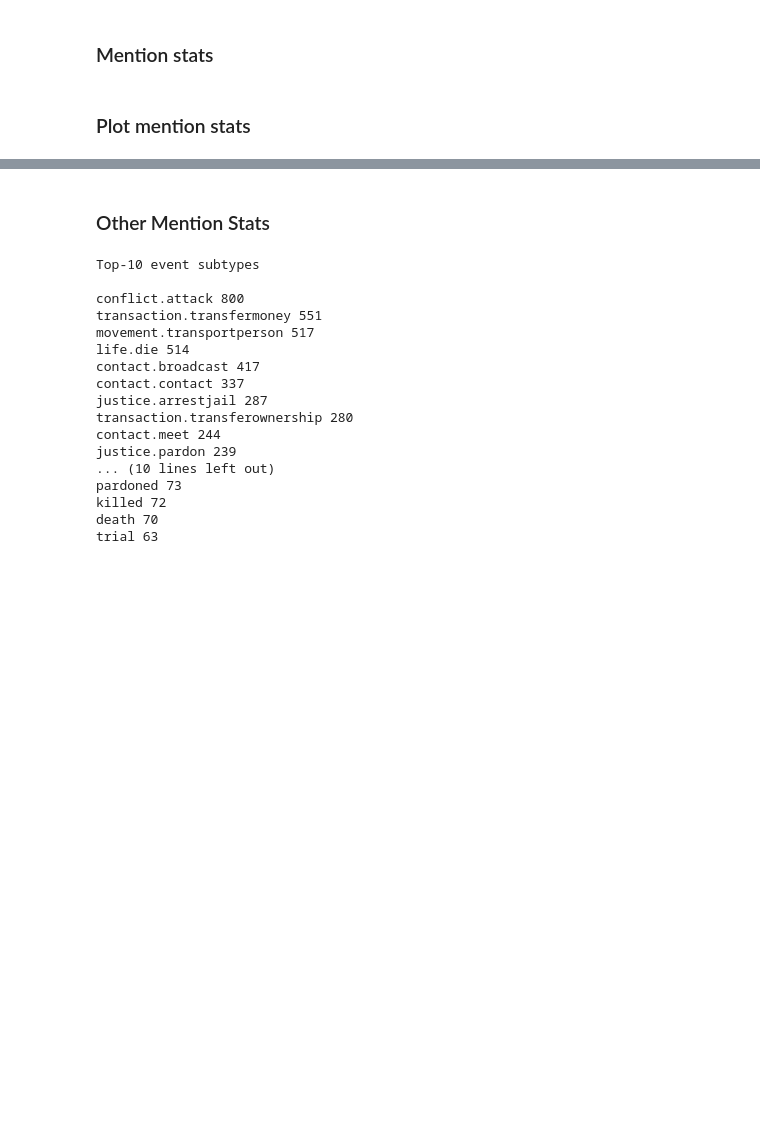
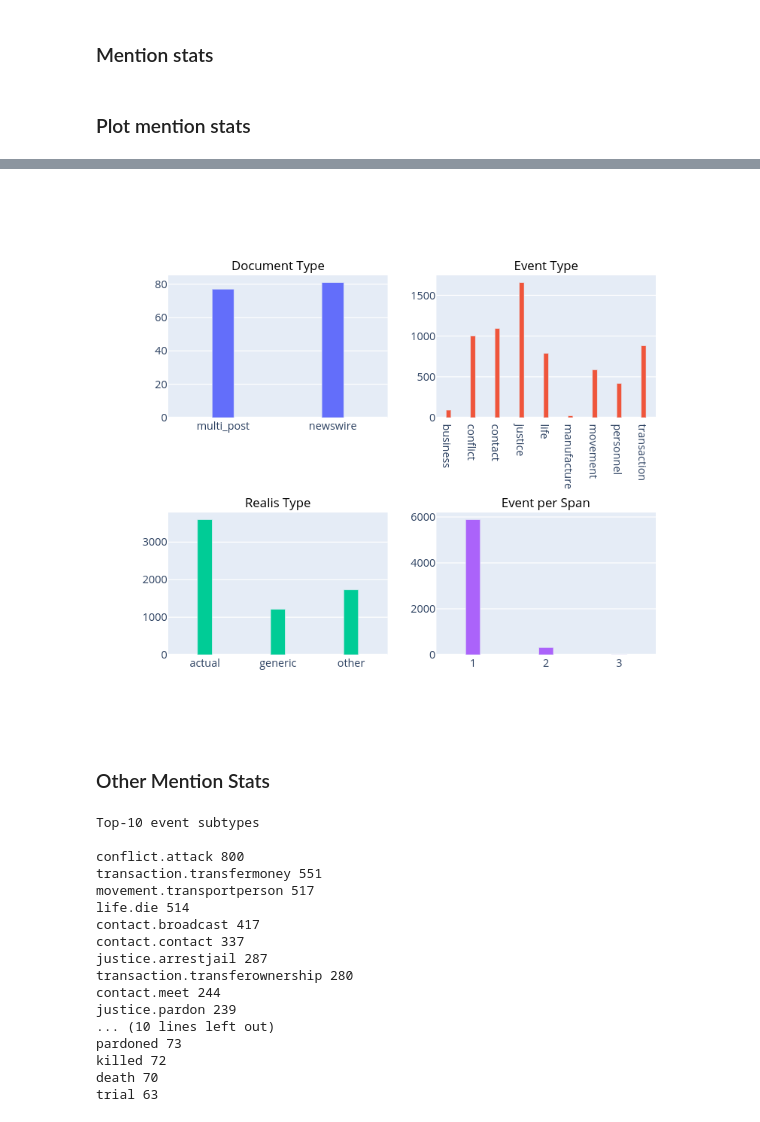
Before and after one commit to shtoshni/events, a Jupyter notebook: notebooks/kbp_2015/KBP 2015 Stats.ipynb, the cells around one changed output, grey strips where cells are left out. Cells and saved outputs as stored; diff of their text form; code cells hidden in the pictures; blank space fills up the shorter version.

Commit message:
Figure updates

```diff
--- a/notebooks/kbp_2015/KBP 2015 Stats.ipynb
+++ b/notebooks/kbp_2015/KBP 2015 Stats.ipynb
@@ -110,6 +111,12 @@ fig.add_trace(
     row=2, col=2
 )
 
+for ann in fig['layout']['annotations']:
+    ann['font'] = dict(size=14,color='#000000')
+
 fig.update_layout(showlegend=False)
-fig.show()
+img_bytes = fig.to_image(format="png", width=700, height=600, scale=1.2)
+Image(img_bytes)
+
+# fig.show("png")
 # %% [output]
@@ -118,3 +123,4 @@ fig.show()
+[figure, added]
 # %% [markdown]
 ### Other Mention Stats
 # %%
```
Also changed, not shown: parts of 3 cells of this notebook.
